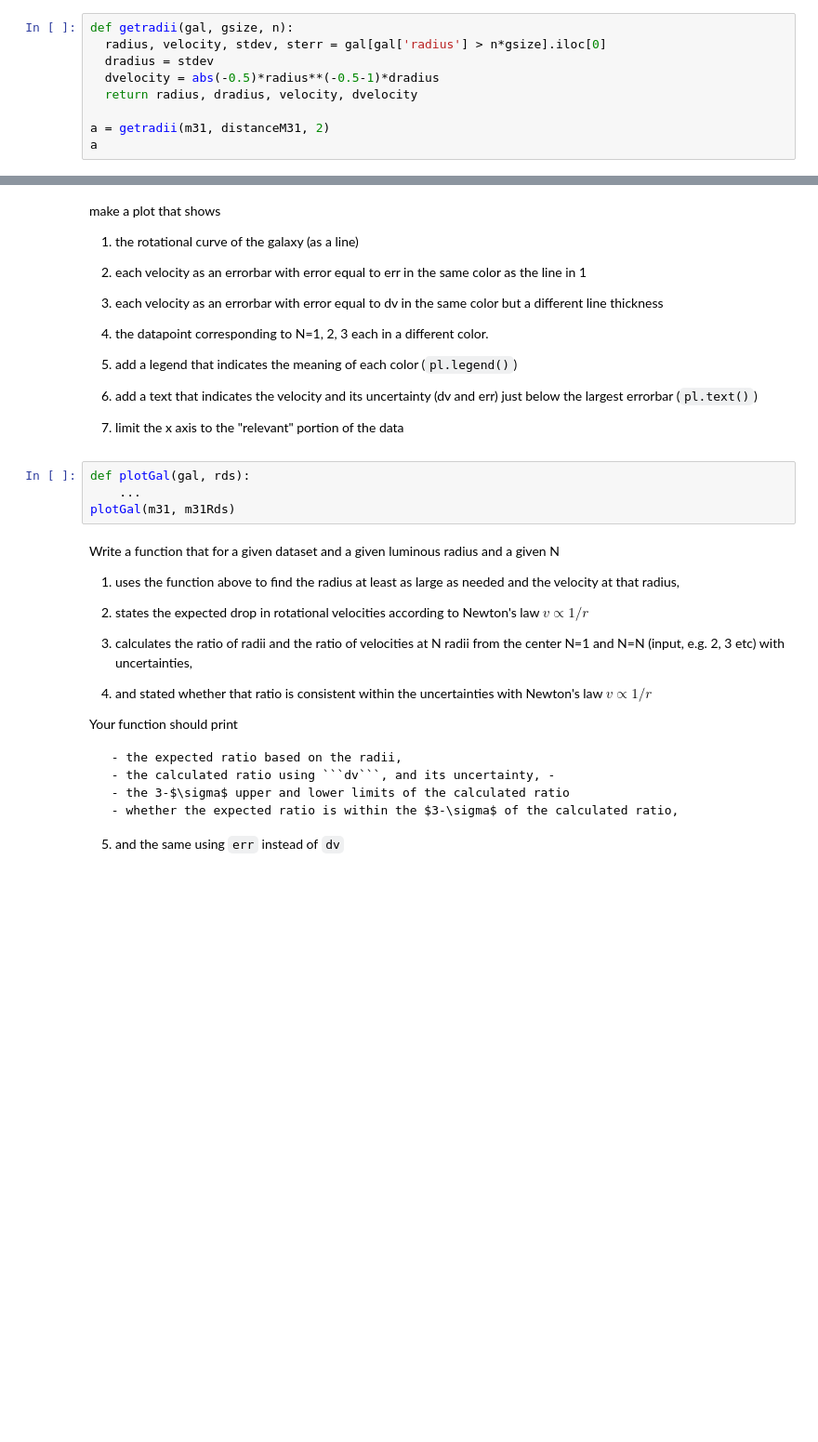
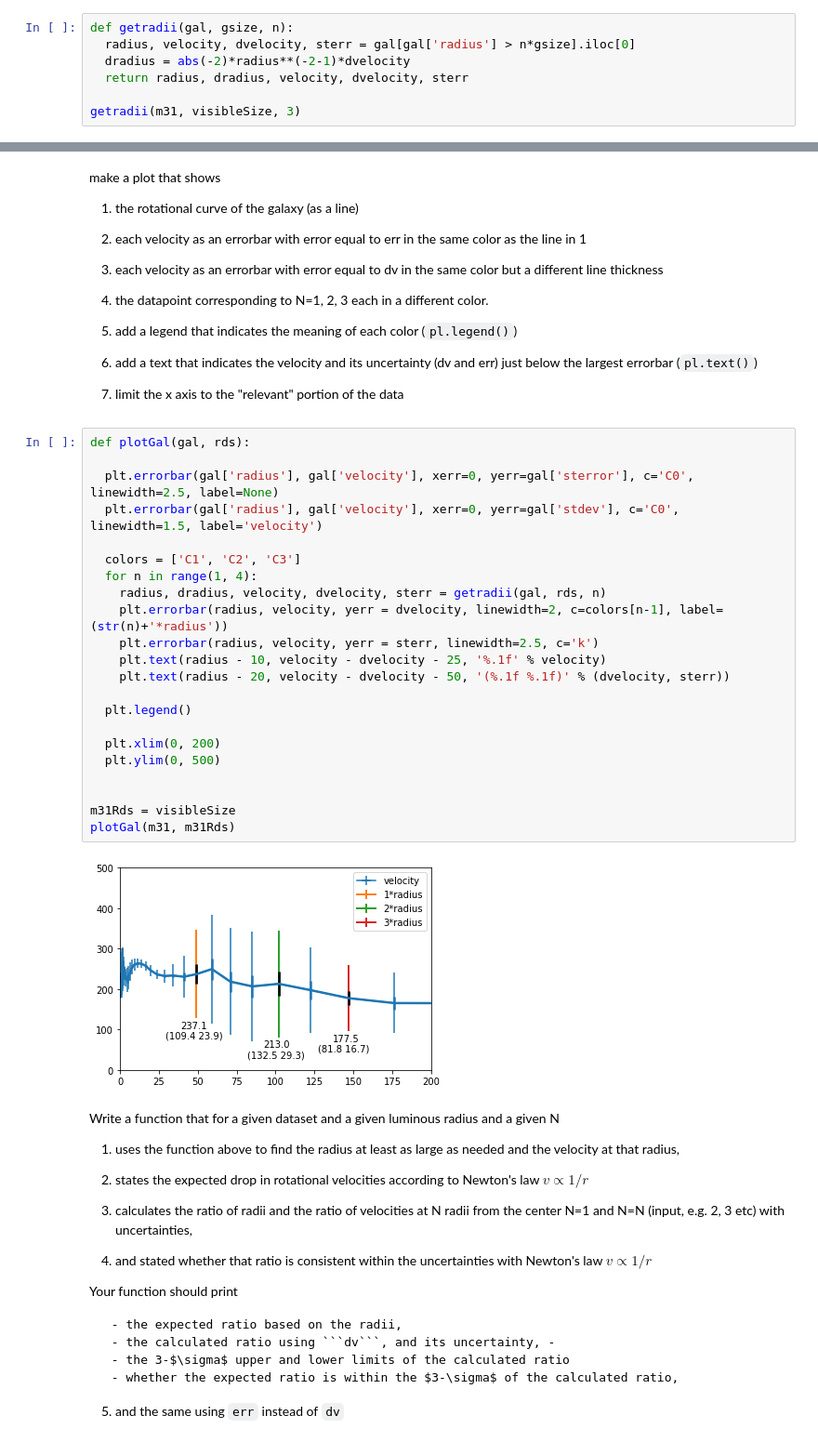
Before and after one commit to DesiPilla/DSPS_dPilla, a Jupyter notebook: HW4/GalrotCurve.ipynb, the cells around one changed output, grey strips where cells are left out. Shown at 93% size. Drawn from its saved outputs; the diff is of its cells as text; blank space fills up the shorter version.

````diff
--- a/HW4/GalrotCurve.ipynb
+++ b/HW4/GalrotCurve.ipynb
@@ -161,11 +161,9 @@ m31.head()
 | 4 | 0.207 | 210.188 | 3.943 | 3.258 |
 # %%
 def getradii(gal, gsize, n):
-  radius, velocity, stdev, sterr = gal[gal['radius'] > n*gsize].iloc[0]
-  dradius = stdev
-  dvelocity = abs(-0.5)*radius**(-0.5-1)*dradius
-  return radius, dradius, velocity, dvelocity
+  radius, velocity, dvelocity, sterr = gal[gal['radius'] > n*gsize].iloc[0]
+  dradius = abs(-2)*radius**(-2-1)*dvelocity
+  return radius, dradius, velocity, dvelocity, sterr
 
-a = getradii(m31, distanceM31, 2)
-a
+getradii(m31, visibleSize, 3)
 # %% [output]
@@ -189,10 +187,30 @@ make a plot that shows
 6. add a text that indicates the velocity and its uncertainty (dv and err) just below the largest errorbar (```pl.text()```)
 
 7. limit the x axis to the "relevant" portion of the data
-# %%
-def plotGal(gal, rds):
-    ...
-plotGal(m31, m31Rds)
+# %%
+def plotGal(gal, rds):
+
+  plt.errorbar(gal['radius'], gal['velocity'], xerr=0, yerr=gal['sterror'], c='C0', linewidth=2.5, label=None)
+  plt.errorbar(gal['radius'], gal['velocity'], xerr=0, yerr=gal['stdev'], c='C0', linewidth=1.5, label='velocity')
+
+  colors = ['C1', 'C2', 'C3']
+  for n in range(1, 4):
+    radius, dradius, velocity, dvelocity, sterr = getradii(gal, rds, n)
+    plt.errorbar(radius, velocity, yerr = dvelocity, linewidth=2, c=colors[n-1], label=(str(n)+'*radius'))
+    plt.errorbar(radius, velocity, yerr = sterr, linewidth=2.5, c='k')
+    plt.text(radius - 10, velocity - dvelocity - 25, '%.1f' % velocity)
+    plt.text(radius - 20, velocity - dvelocity - 50, '(%.1f %.1f)' % (dvelocity, sterr))
+
+  plt.legend()
+
+  plt.xlim(0, 200)
+  plt.ylim(0, 500)
+
+
+m31Rds = visibleSize
+plotGal(m31, m31Rds)
+# %% [output]
+[figure, added]
 # %% [markdown]
 Write a function that for a given dataset and a given luminous radius and a given N
 
````
Also changed, not shown: parts of 2 cells of this notebook.
